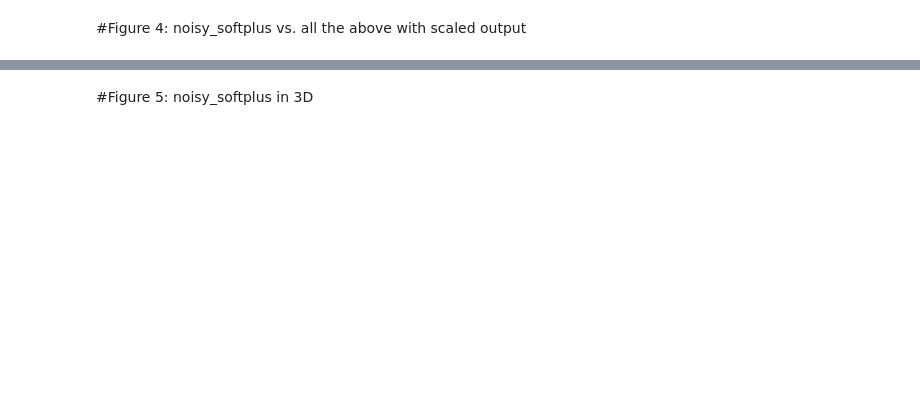
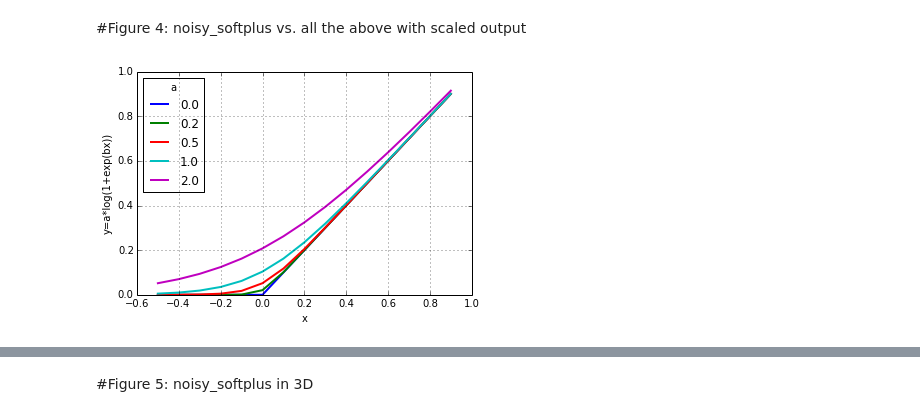
Before and after one commit to qian-liu/iconip2016, a Jupyter notebook: code/figure.ipynb, the cells around one changed output, grey strips where cells are left out. Cells and saved outputs as stored; diff of their text form; code cells hidden in the pictures; blank space fills up the shorter version.

```diff
--- a/code/figure.ipynb
+++ b/code/figure.ipynb
@@ -94,2 +201,20 @@ def noise_current(current, stdnoise, cell_params_lif, trial):
 # %% [markdown]
 #Figure 4: noisy_softplus vs. all the above with scaled output
+# %%
+a = stdnoise*0.15
+b = np.ones(a.size)/a
+x = np.arange(-5, 10, 1.)*0.1
+y = np.zeros((x.size, a.size))
+for i in range(a.size):
+    if a[i]>0:
+        y[:,i] = a[i] * np.log(1+np.exp(b[i]*x))
+    else:
+        y[x>0,i] = x[x>0]
+curve = plt.plot(x,y, linewidth=2)
+plt.grid('on')
+plt.xlabel('x')
+plt.ylabel('y=a*log(1+exp(bx))')
+plt.legend(curve, stdnoise, title='a', loc='upper left')
+plt.savefig('pic/4.pdf')
+# %% [output]
+[figure, added]
```
Also changed, not shown: parts of 24 cells of this notebook, 32 other files.
